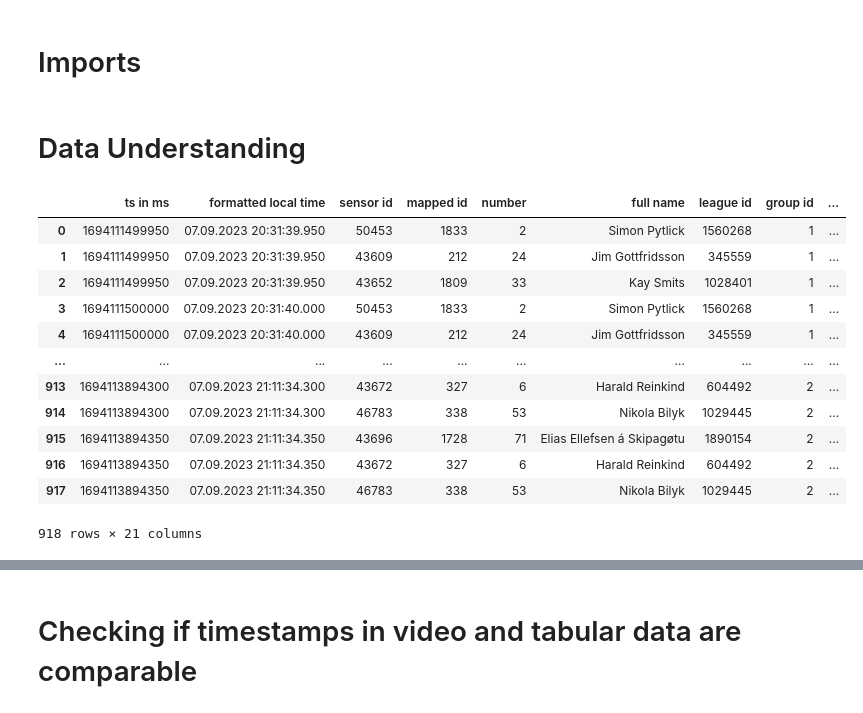
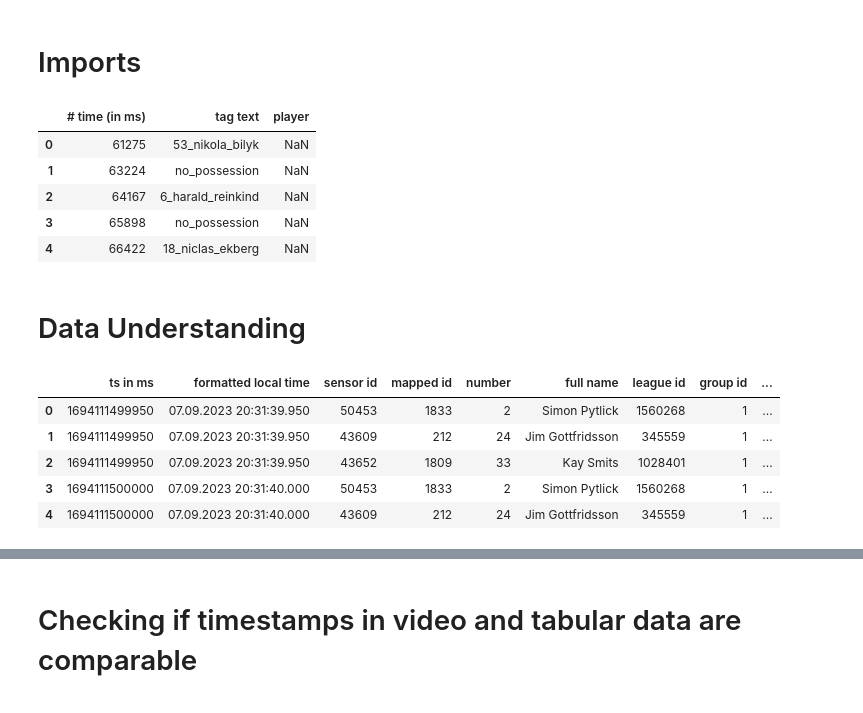
Before and after one commit to Zalipski/handball_mt, a Jupyter notebook: handball.ipynb, the cells around one changed output, grey strips where cells are left out. Saved outputs shown, nothing was run; the diff lists cells and outputs as text; code cells hidden in the pictures.

```diff
--- a/handball.ipynb
+++ b/handball.ipynb
@@ -18,30 +28,34 @@ from datetime import datetime
 pd.set_option("display.max_columns", 30)
 pd.set_option("display.max_rows", 1000)
 # %%
-match_h1 = pd.read_csv("handball_sample/Match_H1.csv", sep = ";")
-match_h2 = pd.read_csv("handball_sample/Match_H2.csv", sep = ";")
+match_h1 = pd.read_csv(r"handball_sample\flensburg_kiel_md5_h1.csv", sep = ";")
+match_h2 = pd.read_csv(r"handball_sample\flensburg_kiel_md5_h1.csv", sep = ";")
+tags = pd.read_csv(r"handball_sample\tags_flensburg_kiel_md5_s2324.csv", sep = ";")
+# %%
+tags.head()
+# %% [output]
+|  | # time (in ms) | tag text | player |
+| 0 | 61275 | 53_nikola_bilyk | NaN |
+| 1 | 63224 | no_possession | NaN |
+| 2 | 64167 | 6_harald_reinkind | NaN |
+| 3 | 65898 | no_possession | NaN |
+| 4 | 66422 | 18_niclas_ekberg | NaN |
 # %% [markdown]
 # Data Understanding
 # %%
+# see where multiple players get possession at the same time
 match_h1 = match_h1.loc[:, ~match_h1.columns.isin(["heart rate in bpm", "core temperature in celsius", "player orientation in deg",  "Unnamed: 23"])]
 match_h1_ball_poss = match_h1[~np.isnan(match_h1["ball possession (id of possessed ball)"])]
 dups = match_h1_ball_poss[match_h1_ball_poss.duplicated(["ts in ms", "ball possession (id of possessed ball)"], keep = False)]
 counts = dups.groupby(["ts in ms", "ball possession (id of possessed ball)"]).size()
 rows_with_three_or_more = counts[counts >= 3].reset_index()
 result = match_h1_ball_poss.merge(rows_with_three_or_more, on=["ts in ms", "ball possession (id of possessed ball)"])
-result
+result.head(5)
 # %% [output]
 |  | ts in ms | formatted local time | sensor id | mapped id | number | full name | league id | group id | ... |
 | 0 | 1694111499950 | 07.09.2023 20:31:39.950 | 50453 | 1833 | 2 | Simon Pytlick | 1560268 | 1 | ... |
 | 1 | 1694111499950 | 07.09.2023 20:31:39.950 | 43609 | 212 | 24 | Jim Gottfridsson | 345559 | 1 | ... |
 | 2 | 1694111499950 | 07.09.2023 20:31:39.950 | 43652 | 1809 | 33 | Kay Smits | 1028401 | 1 | ... |
 | 3 | 1694111500000 | 07.09.2023 20:31:40.000 | 50453 | 1833 | 2 | Simon Pytlick | 1560268 | 1 | ... |
 | 4 | 1694111500000 | 07.09.2023 20:31:40.000 | 43609 | 212 | 24 | Jim Gottfridsson | 345559 | 1 | ... |
-| ... | ... | ... | ... | ... | ... | ... | ... | ... | ... |
-| 913 | 1694113894300 | 07.09.2023 21:11:34.300 | 43672 | 327 | 6 | Harald Reinkind | 604492 | 2 | ... |
-| 914 | 1694113894300 | 07.09.2023 21:11:34.300 | 46783 | 338 | 53 | Nikola Bilyk | 1029445 | 2 | ... |
-| 915 | 1694113894350 | 07.09.2023 21:11:34.350 | 43696 | 1728 | 71 | Elias Ellefsen á Skipagøtu | 1890154 | 2 | ... |
-| 916 | 1694113894350 | 07.09.2023 21:11:34.350 | 43672 | 327 | 6 | Harald Reinkind | 604492 | 2 | ... |
-| 917 | 1694113894350 | 07.09.2023 21:11:34.350 | 46783 | 338 | 53 | Nikola Bilyk | 1029445 | 2 | ... |
-918 rows × 21 columns
 # %%
```
Also changed, not shown: parts of 21 cells of this notebook.
